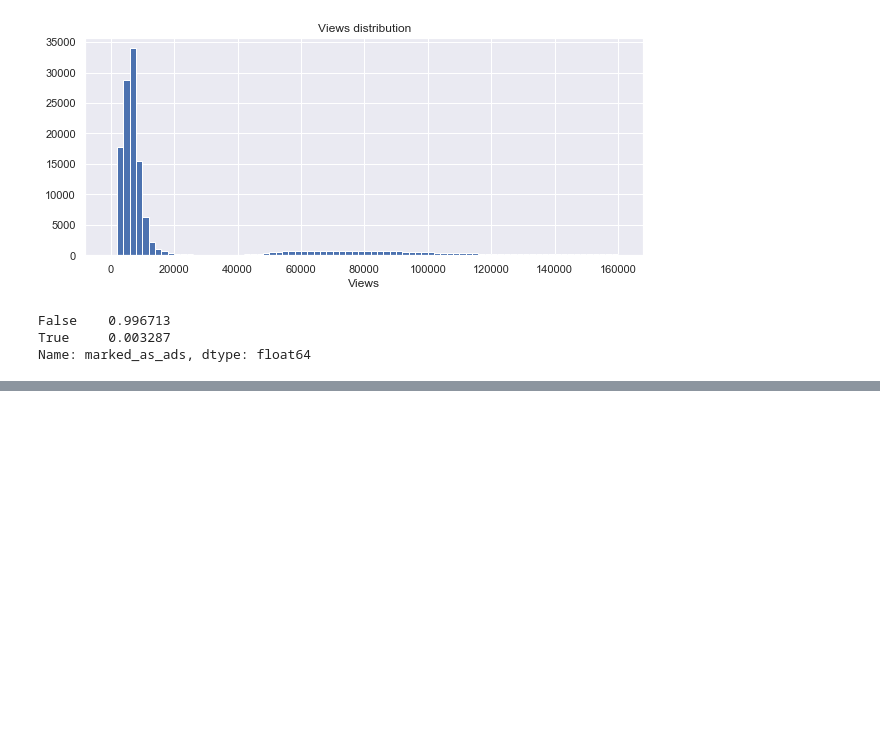
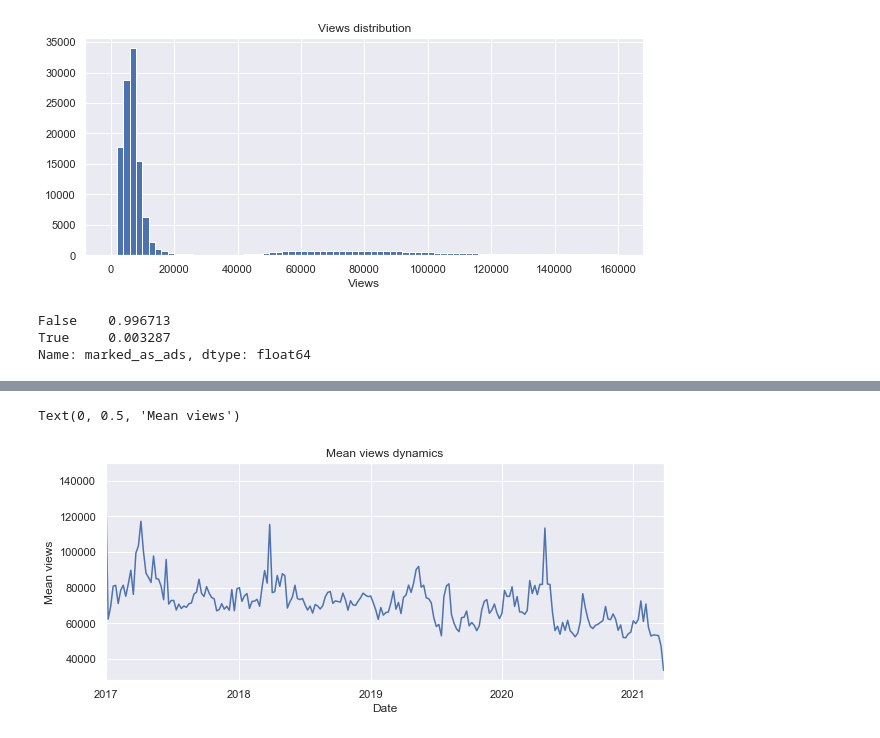
Before and after one commit to oldhroft/news-research, a Jupyter notebook: EDA.ipynb, the cells around one changed output, grey strips where cells are left out. Drawn from its saved outputs; the diff is of its cells as text; code cells hidden in the pictures; blank space fills up the shorter version.

```diff
--- a/EDA.ipynb
+++ b/EDA.ipynb
@@ -131,11 +127,11 @@ px.line(
 # %%
-views_dynamics = (
+(
     data.groupby(pd.Grouper(key='date', freq='w'))
         .views
-        .mean()['2017-01-01': ])
-
-px.line(
-    x=views_dynamics.index, y=views_dynamics.values,
-    title='Mean views dynamics',
-    labels={"x": "Date", "y": "Mean views",})
+        .mean()['2017-01-01': ]
+        .plot(figsize=(10, 4))
+)
+plt.title('Mean views dynamics')
+plt.xlabel('Date')
+plt.ylabel('Mean views')
 # %% [output]
@@ -143 +138,3 @@ px.line(
+Text(0, 0.5, 'Mean views')
+[figure, added]
 # %%
```
Also changed, not shown: parts of 11 cells of this notebook.
